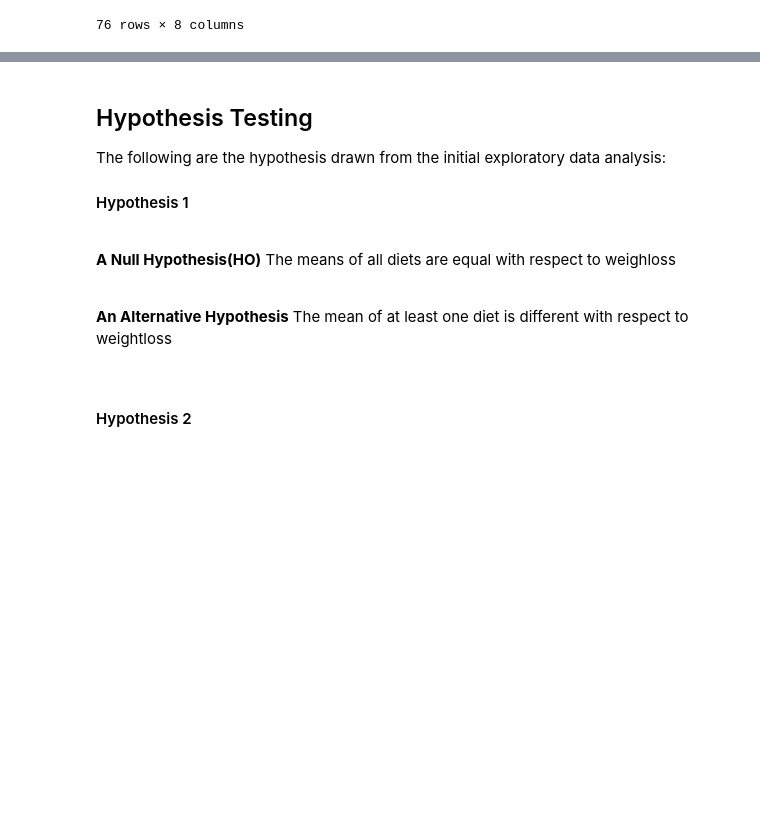
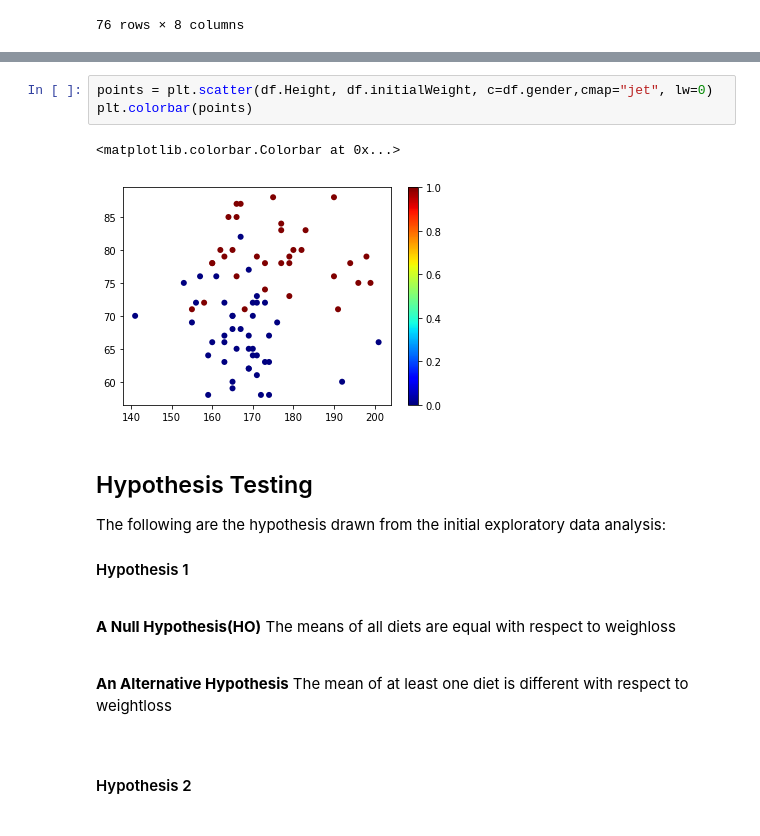
Before and after one commit to martinaobrien/machine-learning-and-statistics-assessment, a Jupyter notebook: Scipy-Stats-Jupyter-Notebook.ipynb, the cells around one changed output, grey strips where cells are left out. Drawn from its saved outputs; the diff is of its cells as text; blank space fills up the shorter version.

```diff
--- a/Scipy-Stats-Jupyter-Notebook.ipynb
+++ b/Scipy-Stats-Jupyter-Notebook.ipynb
@@ -166,3 +222,9 @@ TypeError: scatter() got multiple values for argument 'x'
+# %%
+points = plt.scatter(df.Height, df.initialWeight, c=df.gender,cmap="jet", lw=0)
+plt.colorbar(points)
+# %% [output]
+<matplotlib.colorbar.Colorbar at 0x...>
+[figure, added]
 # %% [markdown]
 ## Hypothesis Testing
 
```
Also changed, not shown: parts of 20 cells of this notebook.
